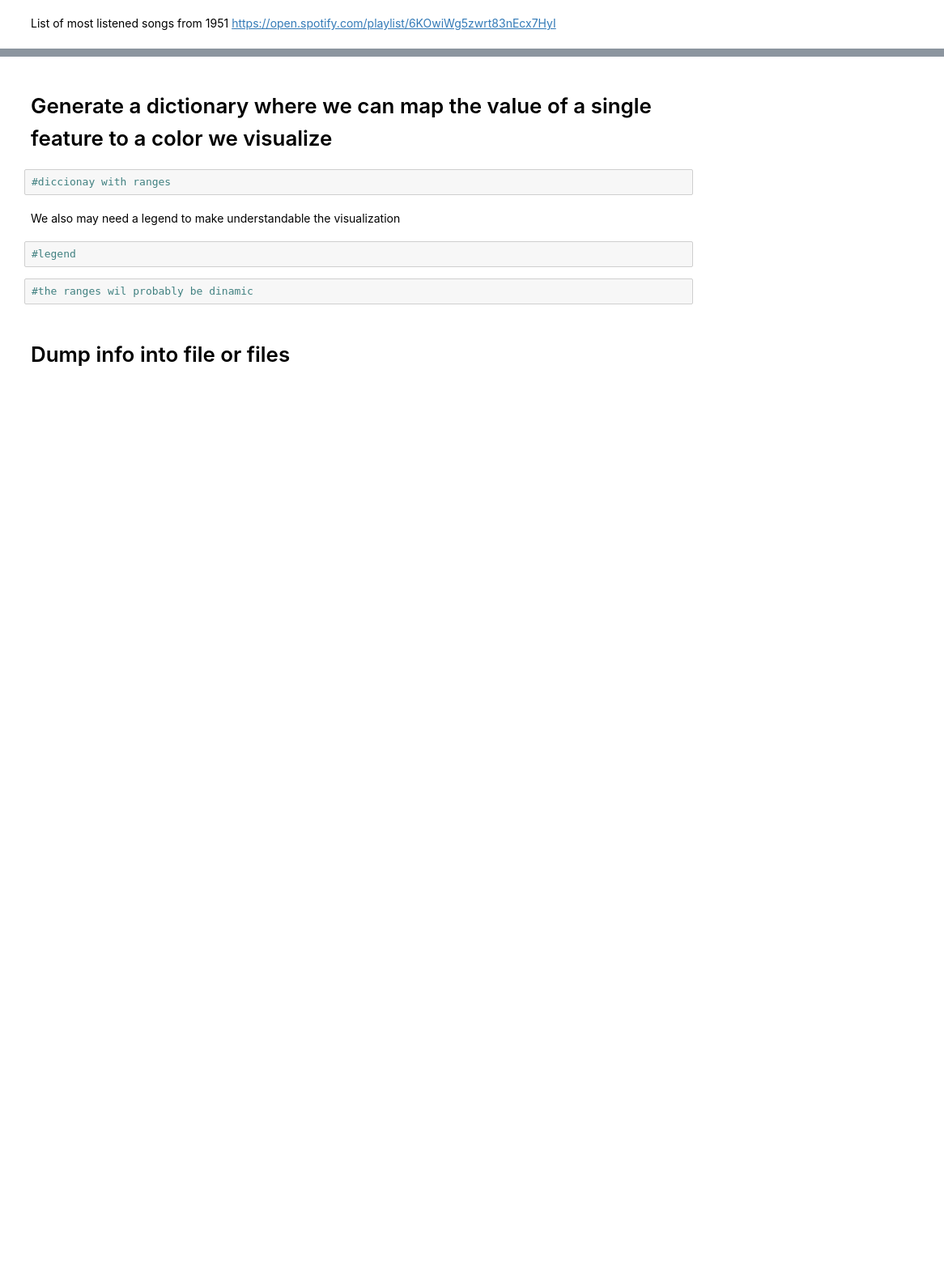
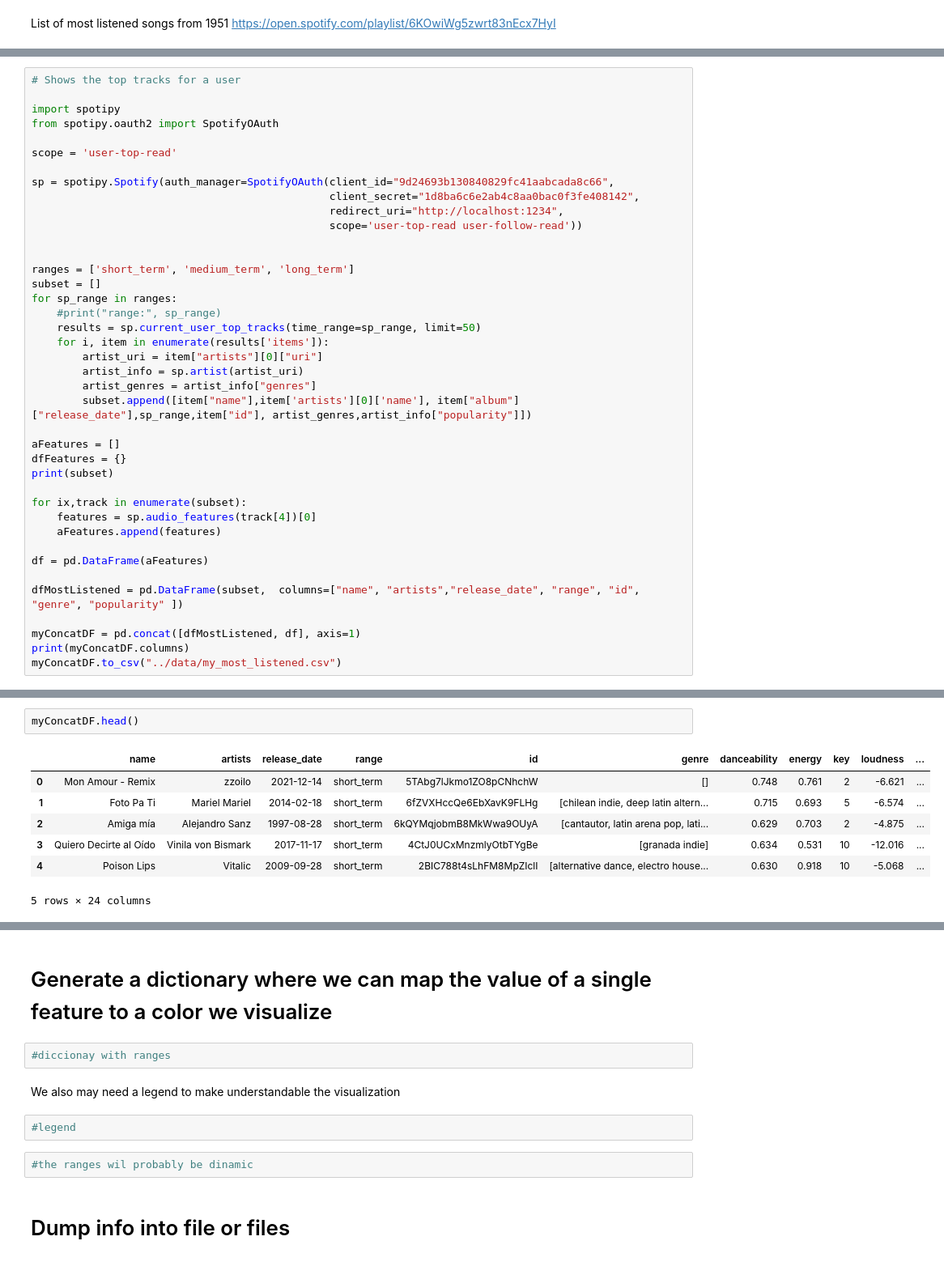
Before and after one commit to yporquenoahora/-Me-ha-afectado-crecer-entre-Kurt-Cobain-y-Bananarama-, a Jupyter notebook: src/notebooks/datasets.ipynb, the cells around one changed output, grey strips where cells are left out. Shown: that part at 81% size. Saved outputs shown, nothing was run; the diff lists cells and outputs as text; blank space fills up the shorter version.

```diff
--- a/src/notebooks/datasets.ipynb
+++ b/src/notebooks/datasets.ipynb
@@ -141,0 +343,40 @@ https://open.spotify.com/playlist/6KOwiWg5zwrt83nEcx7HyI
+# %%
+# Shows the top tracks for a user
+
+import spotipy
+from spotipy.oauth2 import SpotifyOAuth
+
+scope = 'user-top-read'
+
+sp = spotipy.Spotify(auth_manager=SpotifyOAuth(client_id="9d24693b130840829fc41aabcada8c66",
+                                               client_secret="1d8ba6c6e2ab4c8aa0bac0f3fe408142",
+                                               redirect_uri="http://localhost:1234",
+                                               scope='user-top-read user-follow-read'))
+
+
+ranges = ['short_term', 'medium_term', 'long_term']
+subset = []
+for sp_range in ranges:
+    #print("range:", sp_range)
+    results = sp.current_user_top_tracks(time_range=sp_range, limit=50)
+    for i, item in enumerate(results['items']):
+        artist_uri = item["artists"][0]["uri"]
+        artist_info = sp.artist(artist_uri)
+        artist_genres = artist_info["genres"]
+        subset.append([item["name"],item['artists'][0]['name'], item["album"]["release_date"],sp_range,item["id"], artist_genres,artist_info["popularity"]])
+
+aFeatures = []
+dfFeatures = {}
+print(subset)
+
+for ix,track in enumerate(subset):
+    features = sp.audio_features(track[4])[0]
+    aFeatures.append(features)
+
+df = pd.DataFrame(aFeatures)
+
+dfMostListened = pd.DataFrame(subset,  columns=["name", "artists","release_date", "range", "id", "genre", "popularity" ])
+
+myConcatDF = pd.concat([dfMostListened, df], axis=1)
+print(myConcatDF.columns)
+myConcatDF.to_csv("../data/my_most_listened.csv")
@@ -141,0 +440,10 @@ https://open.spotify.com/playlist/6KOwiWg5zwrt83nEcx7HyI
+# %%
+myConcatDF.head()
+# %% [output]
+|  | name | artists | release_date | range | id | genre | danceability | energy | key | loudness | ... |
+| 0 | Mon Amour - Remix | zzoilo | 2021-12-14 | short_term | 5TAbg7lJkmo1ZO8pCNhchW | [] | 0.748 | 0.761 | 2 | -6.621 | ... |
+| 1 | Foto Pa Ti | Mariel Mariel | 2014-02-18 | short_term | 6fZVXHccQe6EbXavK9FLHg | [chilean indie, deep latin altern... | 0.715 | 0.693 | 5 | -6.574 | ... |
+| 2 | Amiga mía | Alejandro Sanz | 1997-08-28 | short_term | 6kQYMqjobmB8MkWwa9OUyA | [cantautor, latin arena pop, lati... | 0.629 | 0.703 | 2 | -4.875 | ... |
+| 3 | Quiero Decirte al Oído | Vinila von Bismark | 2017-11-17 | short_term | 4CtJ0UCxMnzmlyOtbTYgBe | [granada indie] | 0.634 | 0.531 | 10 | -12.016 | ... |
+| 4 | Poison Lips | Vitalic | 2009-09-28 | short_term | 2BIC788t4sLhFM8MpZIclI | [alternative dance, electro house... | 0.630 | 0.918 | 10 | -5.068 | ... |
+5 rows × 24 columns
```
Also changed, not shown: parts of 38 cells of this notebook, 26 other files.
